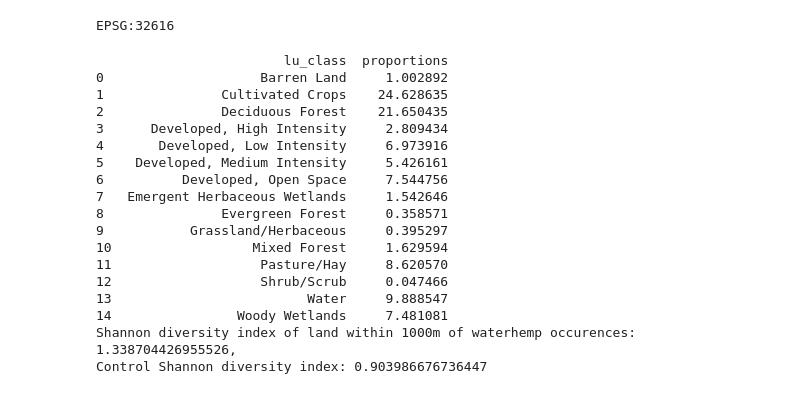
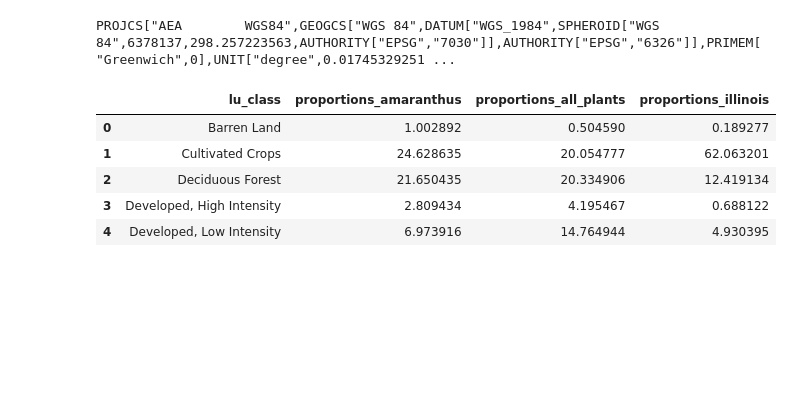
Before and after one commit to juls173/land-cover-amaranthus, a Jupyter notebook: notebooks/zonal_stats.ipynb, the cells around one changed output. Drawn from its saved outputs; the diff is of its cells as text; code cells hidden in the pictures; blank space fills up the shorter version.

```diff
--- a/notebooks/zonal_stats.ipynb
+++ b/notebooks/zonal_stats.ipynb
@@ -182,12 +180,13 @@ PROJCS["AEA        WGS84",
 """
 custom_crs = rasterio.crs.CRS.from_wkt(nlcd_custom_wkt)
 gdf_aea = gdf_utm.to_crs(custom_crs)
-gdf_controls_aea = gdf_controls.to_crs(custom_crs)
-gdf_il = gdf_il.set_crs(custom_crs)
+#gdf_controls_aea = gdf_controls.to_crs(custom_crs)
+#gdf_il = gdf_il.set_crs(custom_crs)
 
+gdf_aea['buffers'] = gdf_aea['buffers'].to_crs(custom_crs)
 print(gdf_aea['buffers'].crs)
 # %% [output]
-EPSG:32616
+PROJCS["AEA        WGS84",GEOGCS["WGS 84",DATUM["WGS_1984",SPHEROID["WGS 84",6378137,298.257223563,AUTHORITY["EPSG","7030"]],AUTHORITY["EPSG","6326"]],PRIMEM["Greenwich",0],UNIT["degree",0.01745329251 ...
 # %%
 nlcd_classes = {
     11: "Water",
@@ -294,32 +293,32 @@ def out_df(geometry: gpd.GeoSeries | gpd.GeoDataFrame, nlcd_file_path: str) -> p
     result_df = pd.DataFrame({'lu_class':result_series.index, 'proportions':result_series.values})
     return result_df, mean_shannon_index
 
-results_df, waterhemp_shannon_idx = out_df(gdf_aea['buffers'], "..\\nlcd_data\\Annual_NLCD_LndCov_2023_CU_C1V0.tif")
-control_results_df, control_shannon_idx = out_df(gdf_controls['buffers'], "..\\nlcd_data\\Annual_NLCD_LndCov_2023_CU_C1V0.tif")
-il_results_df, _ = out_df(gdf_il, "..\\nlcd_data\\Annual_NLCD_LndCov_2023_CU_C1V0.tif")
-print(results_df)
-print(f"Shannon diversity index of land within 1000m of waterhemp occurences: {waterhemp_shannon_idx},\n\
-Control Shannon diversity index: {control_shannon_idx}")
+#results_df, waterhemp_shannon_idx = out_df(gdf_aea['buffers'], "..\\nlcd_data\\Annual_NLCD_LndCov_2023_CU_C1V0.tif")
+#control_results_df, control_shannon_idx = out_df(gdf_controls['buffers'], "..\\nlcd_data\\Annual_NLCD_LndCov_2023_CU_C1V0.tif")
+#il_results_df, _ = out_df(gdf_il, "..\\nlcd_data\\Annual_NLCD_LndCov_2023_CU_C1V0.tif")
+first_5000_rows = gdf_aea['buffers'].head(5000)
+all_plants_df, all_plants_shannon_idx = out_df(first_5000_rows, "..\\nlcd_data\\Annual_NLCD_LndCov_2023_CU_C1V0.tif")
+#print(results_df)
+#print(f"Shannon diversity index of land within 1000m of waterhemp occurences: {waterhemp_shannon_idx},\n\
+#Control Shannon diversity index: {control_shannon_idx}")
 
-results_df.to_csv("..\\amaranthus_results.csv", index=False)
-control_results_df.to_csv("..\\control_results.csv", index=False)
-il_results_df.to_csv("..\\il_results.csv", index=False)
+all_plants_df.to_csv("..\\all_plants_results.csv", index=False)
+#results_df.to_csv("..\\amaranthus_results.csv", index=False)
+#control_results_df.to_csv("..\\control_results.csv", index=False)
+# il_results_df.to_csv("..\\il_results.csv", index=False)
-# %% [output]
-                        lu_class  proportions
-0                    Barren Land     1.002892
-1               Cultivated Crops    24.628635
-2               Deciduous Forest    21.650435
-3      Developed, High Intensity     2.809434
-4       Developed, Low Intensity     6.973916
-5    Developed, Medium Intensity     5.426161
-6          Developed, Open Space     7.544756
-7   Emergent Herbaceous Wetlands     1.542646
-8               Evergreen Forest     0.358571
-9           Grassland/Herbaceous     0.395297
-10                  Mixed Forest     1.629594
-11                   Pasture/Hay     8.620570
-12                   Shrub/Scrub     0.047466
-13                         Water     9.888547
-14                Woody Wetlands     7.481081
-Shannon diversity index of land within 1000m of waterhemp occurences: 1.338704426955526,
-Control Shannon diversity index: 0.903986676736447
+# %%
+il_path = '..\\il_results.csv'
+il_results_df = pd.read_csv(il_path)
+amaranthus_path = '..\\amaranthus_results.csv'
+amaranthus_results_df = pd.read_csv(amaranthus_path)
+merged_df = amaranthus_results_df.merge(all_plants_df, on='lu_class', suffixes=('_amaranthus', '_all_plants')).merge(il_results_df, on='lu_class')
+merged_df.rename(columns={'proportions': 'proportions_illinois'}, inplace=True)
+
+merged_df.head()
+# %% [output]
+|  | lu_class | proportions_amaranthus | proportions_all_plants | proportions_illinois |
+| 0 | Barren Land | 1.002892 | 0.504590 | 0.189277 |
+| 1 | Cultivated Crops | 24.628635 | 20.054777 | 62.063201 |
+| 2 | Deciduous Forest | 21.650435 | 20.334906 | 12.419134 |
+| 3 | Developed, High Intensity | 2.809434 | 4.195467 | 0.688122 |
+| 4 | Developed, Low Intensity | 6.973916 | 14.764944 | 4.930395 |
```
Also changed, not shown: parts of 7 cells of this notebook.
